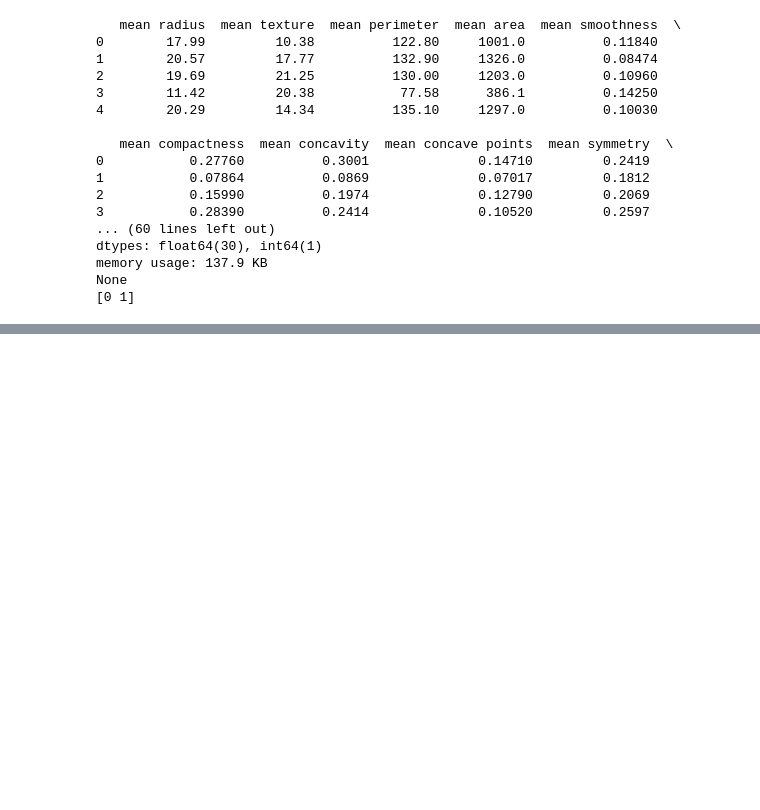
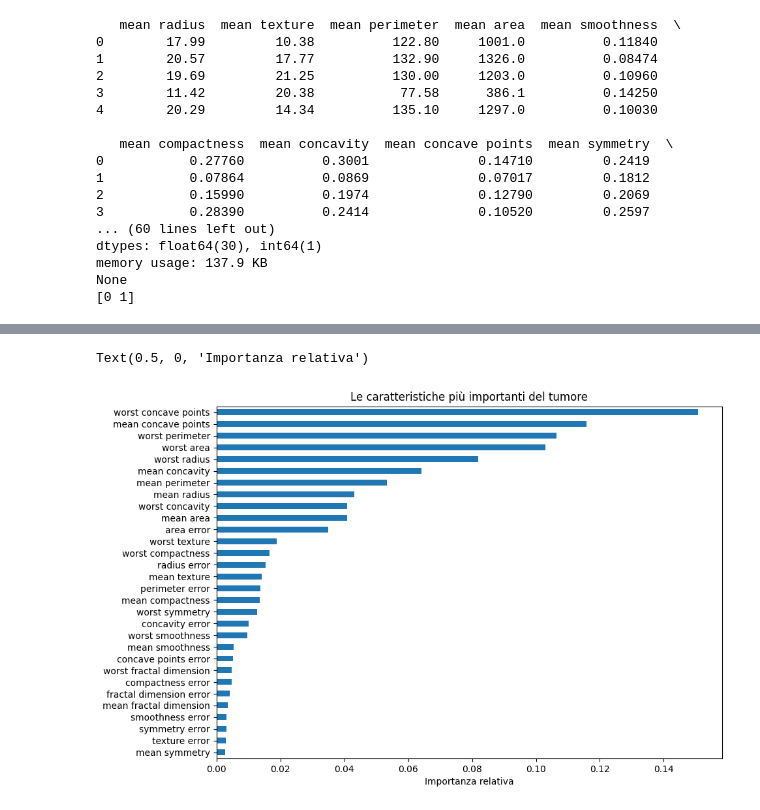
Before and after one commit to Dave02233/CodeAcademy, a Jupyter notebook: 121 - Machine Learning - Optuna XGBoost/sklearn_RandomForest_breast_cancer.ipynb, the cells around one changed output, grey strips where cells are left out. Drawn from its saved outputs; the diff is of its cells as text; code cells hidden in the pictures; blank space fills up the shorter version.

```diff
--- a/121 - Machine Learning - Optuna XGBoost/sklearn_RandomForest_breast_cancer.ipynb
+++ b/121 - Machine Learning - Optuna XGBoost/sklearn_RandomForest_breast_cancer.ipynb
@@ -77,0 +90,13 @@ print(best_model.score(x_test, y_test))
+# %%
+features = breast_cancer.feature_names
+importances = best_model.feature_importances_
+
+feat_imp = pd.Series(importances, features).sort_values(ascending=True)
+
+plt.figure(figsize=(10, 7))
+feat_imp.plot(kind='barh')
+plt.title("Le caratteristiche più importanti del tumore")
+plt.xlabel("Importanza relativa")
+# %% [output]
+Text(0.5, 0, 'Importanza relativa')
+[figure, added]
```
Also changed, not shown: parts of 3 cells of this notebook, 4 other files.
